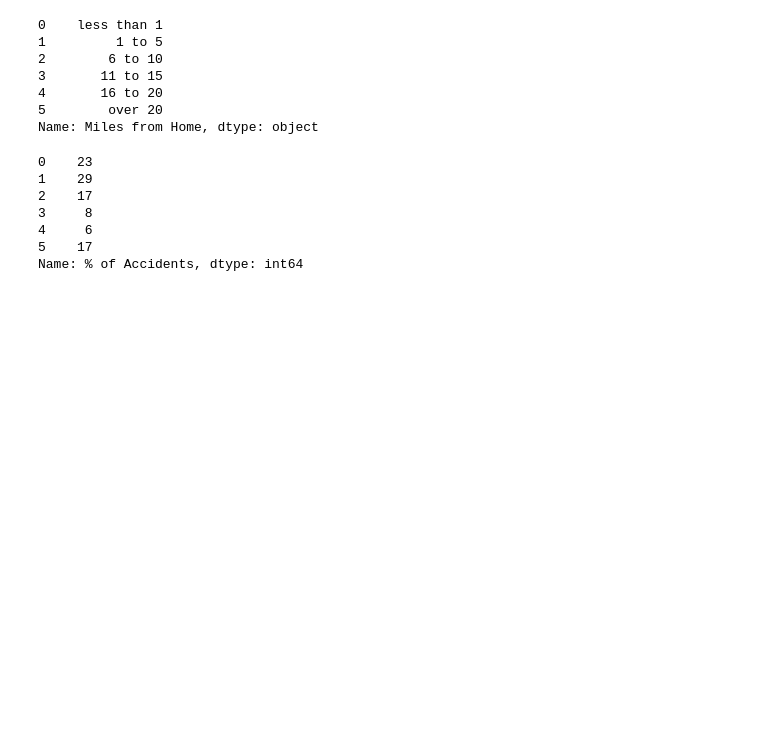
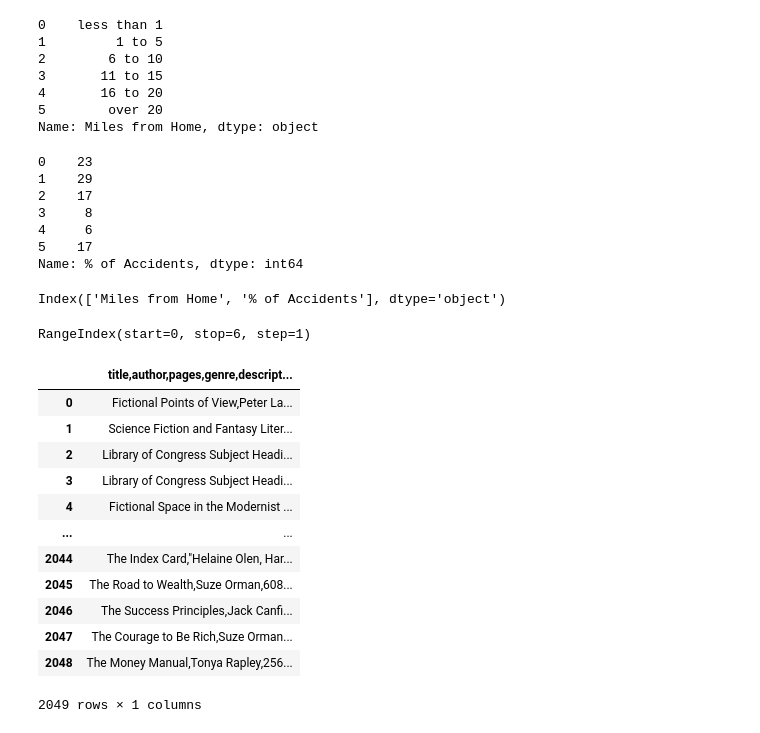
Before and after one commit to tproykov/DataScience, a Jupyter notebook: 01DataAquisition/01DataAquisition.ipynb, the cells around one changed output. Cells and saved outputs as stored; diff of their text form; code cells hidden in the pictures; blank space fills up the shorter version.

```diff
--- a/01DataAquisition/01DataAquisition.ipynb
+++ b/01DataAquisition/01DataAquisition.ipynb
@@ -303,3 +303,29 @@ accidents_data["% of Accidents"]
 4     6
 5    17
 Name: % of Accidents, dtype: int64
+# %%
+accidents_data.columns
+# %% [output]
+Index(['Miles from Home', '% of Accidents'], dtype='object')
+# %%
+accidents_data.index
+# %% [output]
+RangeIndex(start=0, stop=6, step=1)
+# %%
+books_data = pd.read_table("data/Books.csv")
+# %%
+books_data
+# %% [output]
+|  | title,author,pages,genre,descript... |
+| 0 | Fictional Points of View,Peter La... |
+| 1 | Science Fiction and Fantasy Liter... |
+| 2 | Library of Congress Subject Headi... |
+| 3 | Library of Congress Subject Headi... |
+| 4 | Fictional Space in the Modernist ... |
+| ... | ... |
+| 2044 | The Index Card,"Helaine Olen, Har... |
+| 2045 | The Road to Wealth,Suze Orman,608... |
+| 2046 | The Success Principles,Jack Canfi... |
+| 2047 | The Courage to Be Rich,Suze Orman... |
+| 2048 | The Money Manual,Tonya Rapley,256... |
+2049 rows × 1 columns
```
Also changed, not shown: 4 other files.
